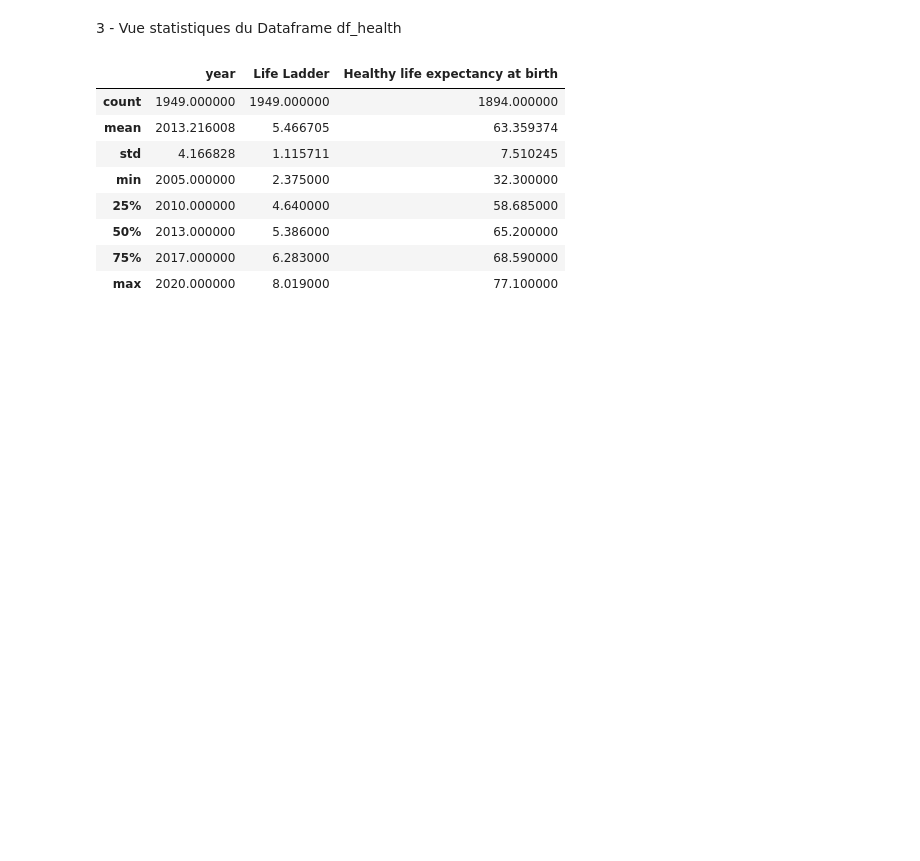
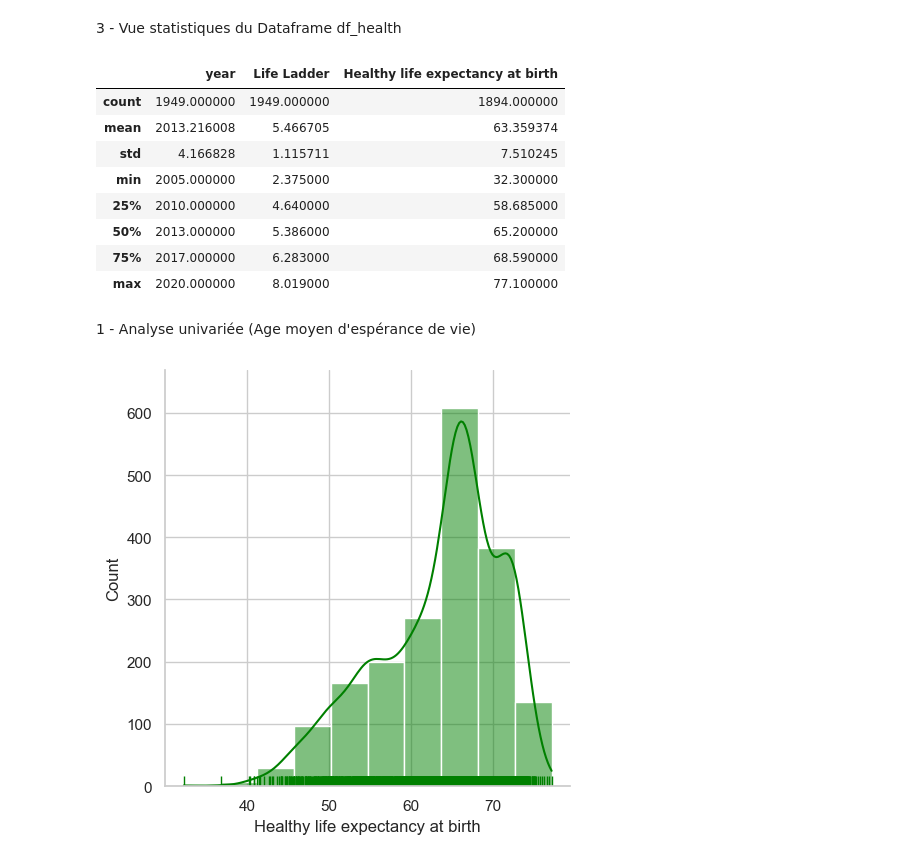
Before and after one commit to khelifaYacine/Analyse-du-rapport-du-bien--tre-sur-terre, a Jupyter notebook: EDA_LM-1.ipynb, the cells around one changed output. Drawn from its saved outputs; the diff is of its cells as text; code cells hidden in the pictures; blank space fills up the shorter version.

```diff
--- a/EDA_LM-1.ipynb
+++ b/EDA_LM-1.ipynb
@@ -747,3 +747,9 @@ df_health.describe()
 | 50% | 2013.000000 | 5.386000 | 65.200000 |
 | 75% | 2017.000000 | 6.283000 | 68.590000 |
 | max | 2020.000000 | 8.019000 | 77.100000 |
+# %% [markdown]
+1 - Analyse univariée (Age moyen d'espérance de vie)
+# %%
+sns.displot(df_health['Healthy life expectancy at birth'], bins=10, rug=True, color ='green', kde=True);
+# %% [output]
+[figure, added]
```
Also changed, not shown: parts of 6 cells of this notebook.
